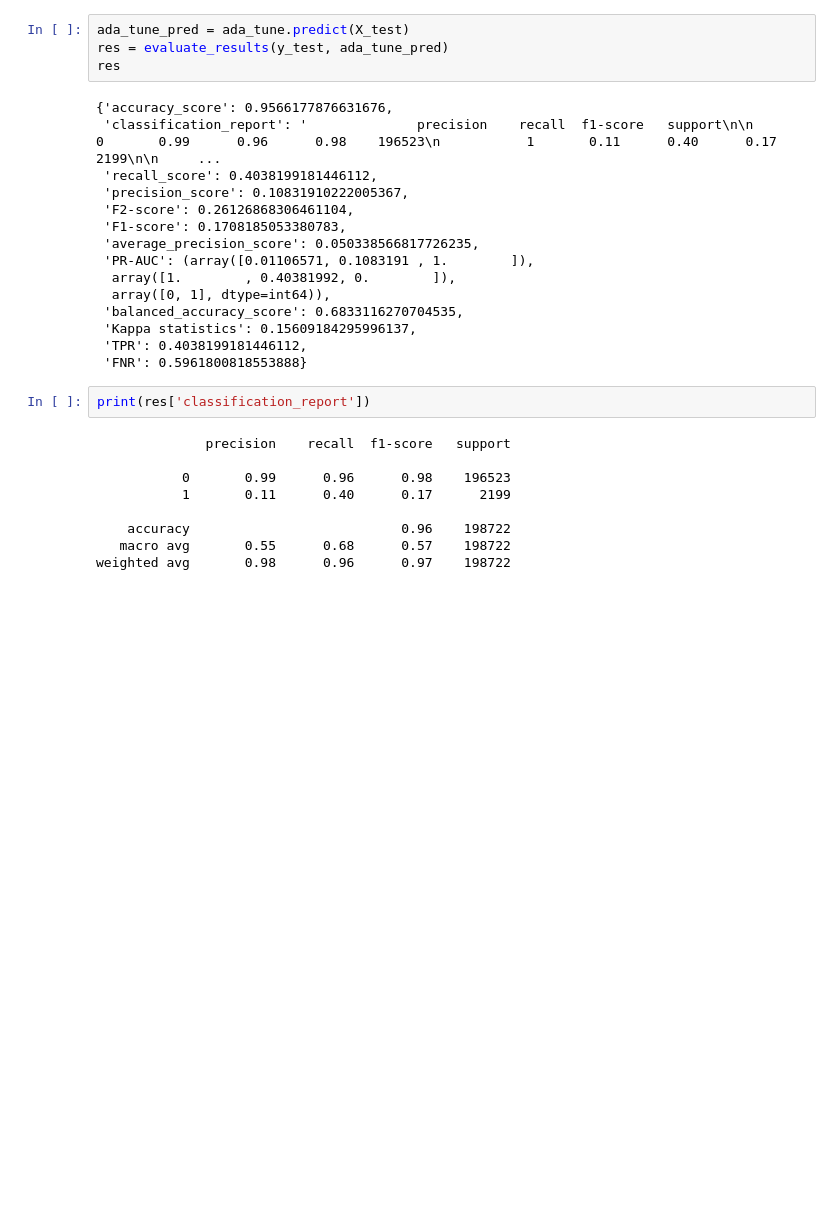
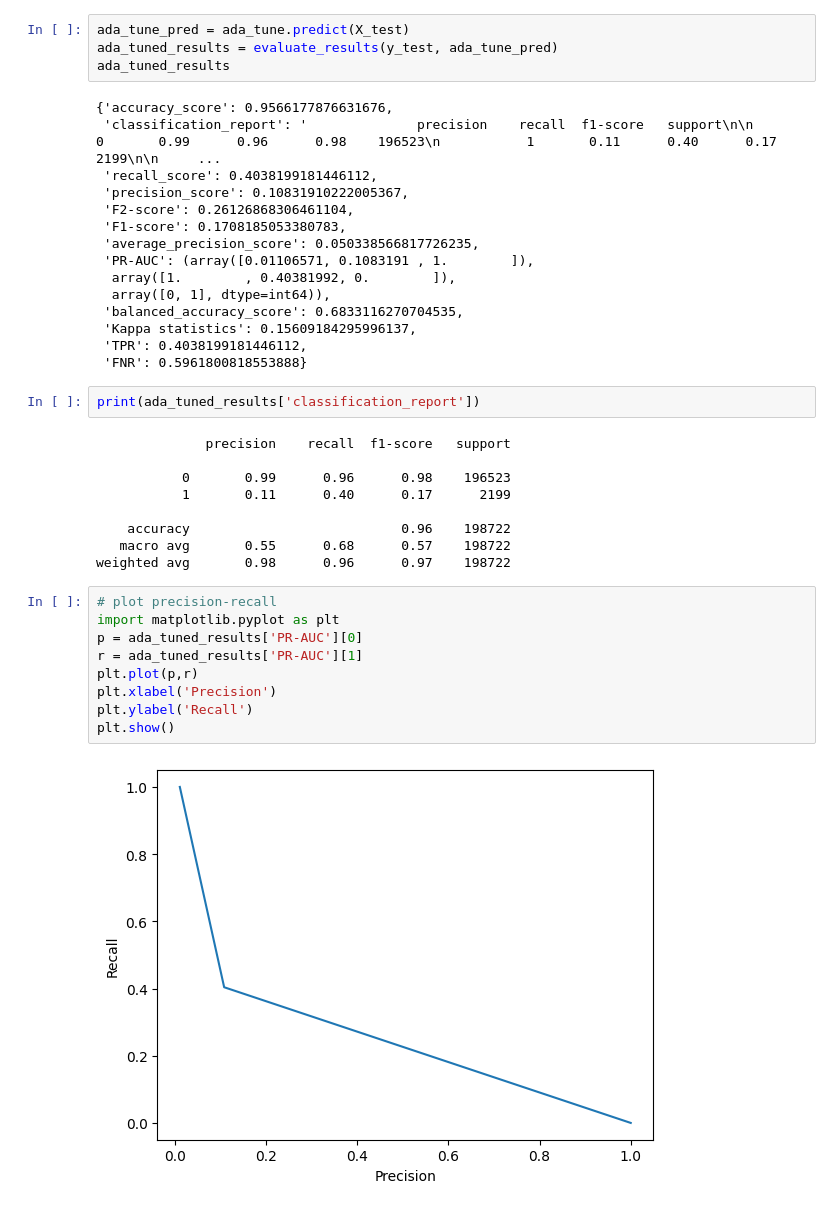
Before and after one commit to EdwardLimJH/Fraud-Hackathon, a Jupyter notebook: AdaBoost_Model_Tuning.ipynb, the cells around one changed output. Drawn from its saved outputs; the diff is of its cells as text; blank space fills up the shorter version.

```diff
--- a/AdaBoost_Model_Tuning.ipynb
+++ b/AdaBoost_Model_Tuning.ipynb
@@ -374,8 +386,8 @@ Best parameters: {'adaboostclassifier__learning_rate': 1, 'adaboostclassifier__n
 Best Score: 0.2577190324390705
 # %%
 ada_tune_pred = ada_tune.predict(X_test)
-res = evaluate_results(y_test, ada_tune_pred)
-res
+ada_tuned_results = evaluate_results(y_test, ada_tune_pred)
+ada_tuned_results
 # %% [output]
 {'accuracy_score': 0.9566177876631676,
  'classification_report': '              precision    recall  f1-score   support\n\n           0       0.99      0.96      0.98    196523\n           1       0.11      0.40      0.17      2199\n\n     ...
@@ -392,7 +404,7 @@ res
  'TPR': 0.4038199181446112,
  'FNR': 0.5961800818553888}
 # %%
-print(res['classification_report'])
+print(ada_tuned_results['classification_report'])
 # %% [output]
               precision    recall  f1-score   support
 
@@ -402,3 +414,14 @@ print(res['classification_report'])
     accuracy                           0.96    198722
    macro avg       0.55      0.68      0.57    198722
 weighted avg       0.98      0.96      0.97    198722
+# %%
+# plot precision-recall
+import matplotlib.pyplot as plt
+p = ada_tuned_results['PR-AUC'][0]
+r = ada_tuned_results['PR-AUC'][1]
+plt.plot(p,r)
+plt.xlabel('Precision')
+plt.ylabel('Recall')
+plt.show()
+# %% [output]
+[figure, added]
```
Also changed, not shown: parts of 4 cells of this notebook.
